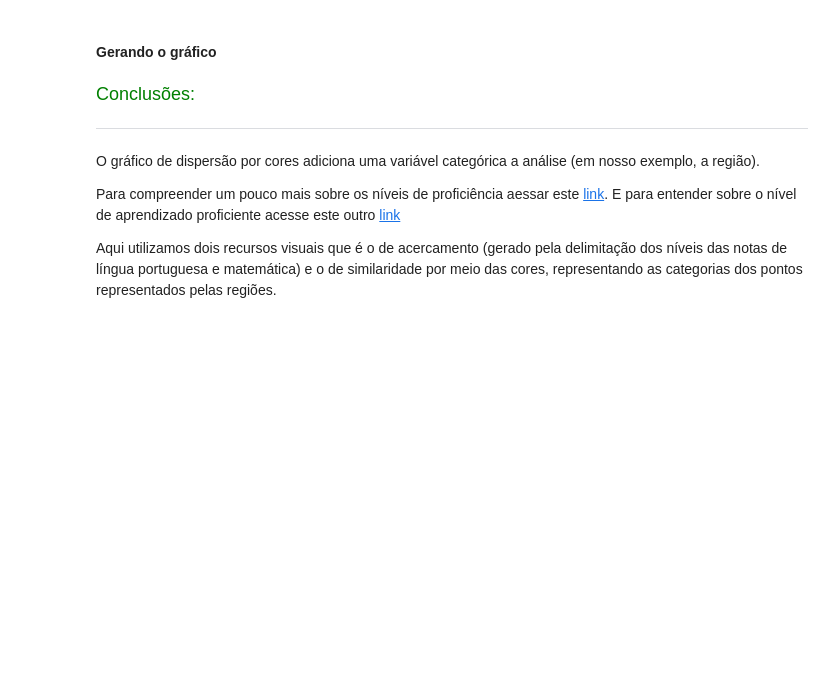
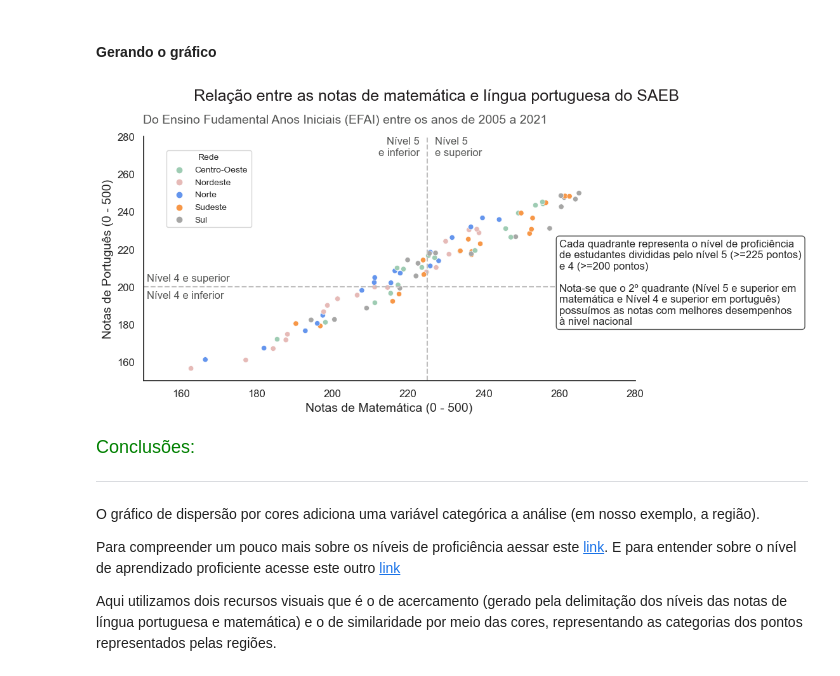
Before and after one commit to ledsouza/dataviz-graficos-composicao-relacionamento, a Jupyter notebook: Projeto.ipynb, the cells around one changed output. Drawn from its saved outputs; the diff is of its cells as text; code cells hidden in the pictures; blank space fills up the shorter version.

```diff
--- a/Projeto.ipynb
+++ b/Projeto.ipynb
@@ -1194,50 +1235,52 @@ ideb_efai.head()
 # %%
 ## Configurando o gráfico com parâmetros que potencializam a visualização dos dados
 
 # Importando as bibliotecas
 import matplotlib.pyplot as plt
 import seaborn as sns
 
 # Definindo as cores do gráfico
 cores = [VERDE3, VERMELHO2, AZUL3, LARANJA1, CINZA4]
 
 # Área do gráfico e tema da visualização
 fig, ax = plt.subplots(figsize=(10,5))
 sns.set_theme(style="white")
 
 # Gerando o gráfico de dispersão com cores como categorias
-...
+ax = sns.scatterplot(data = ideb_efai, x  = "nota_saeb_matematica", y="nota_saeb_lingua_portuguesa", hue = "regiao", palette = cores)
 
-# ## Personalizando o gráfico
-# plt.suptitle('Relação entre as notas de matemática e língua portuguesa do SAEB', size=18, color=CINZA1, ha = 'right', x = 0.97, y = 1.03)
-# plt.title('Do Ensino Fudamental Anos Iniciais (EFAI) entre os anos de 2005 a 2021', fontsize=14, color=CINZA3, pad = 15, loc = "left")
-# ax.legend(bbox_to_anchor=(155, 275), title='Rede', title_fontsize  = 10, fontsize = 10, loc='upper left', bbox_transform=ax.transData)
-# ax.set_xlabel('Notas de Matemática (0 - 500)',  fontsize = 14)
-# ax.set_ylabel('Notas de Português (0 - 500)', fontsize = 14)
-# ax.xaxis.set_tick_params(labelsize=12, color = CINZA2)
-# ax.set_xlim(150, 280)
-# ax.yaxis.set_tick_params(labelsize=12, color = CINZA2)
-# ax.set_ylim(150, 280)
-# sns.despine()
+## Personalizando o gráfico
+plt.suptitle('Relação entre as notas de matemática e língua portuguesa do SAEB', size=18, color=CINZA1, ha = 'right', x = 0.97, y = 1.03)
+plt.title('Do Ensino Fudamental Anos Iniciais (EFAI) entre os anos de 2005 a 2021', fontsize=14, color=CINZA3, pad = 15, loc = "left")
+ax.legend(bbox_to_anchor=(155, 275), title='Rede', title_fontsize  = 10, fontsize = 10, loc='upper left', bbox_transform=ax.transData)
+ax.set_xlabel('Notas de Matemática (0 - 500)',  fontsize = 14)
+ax.set_ylabel('Notas de Português (0 - 500)', fontsize = 14)
+ax.xaxis.set_tick_params(labelsize=12, color = CINZA2)
+ax.set_xlim(150, 280)
+ax.yaxis.set_tick_params(labelsize=12, color = CINZA2)
+ax.set_ylim(150, 280)
+sns.despine()
 
-# # Limites das notas em no eixo y (notas de português) - 200 pontos (proficiência)
-# ax.text(ax.get_xlim()[0] + 1, 202, 'Nível 4 e superior', fontsize=12, color = CINZA3, va = "bottom")
-# ax.text(ax.get_xlim()[0] + 1 , 198, 'Nível 4 e inferior', fontsize=12, color = CINZA3, va = "top")
-# plt.axhline(y = 200, color = CINZA5, linestyle='--')
+# Limites das notas em no eixo y (notas de português) - 200 pontos (proficiência)
+ax.text(ax.get_xlim()[0] + 1, 202, 'Nível 4 e superior', fontsize=12, color = CINZA3, va = "bottom")
+ax.text(ax.get_xlim()[0] + 1 , 198, 'Nível 4 e inferior', fontsize=12, color = CINZA3, va = "top")
+plt.axhline(y = 200, color = CINZA5, linestyle='--')
 
-# # Limites das notas em no eixo x (notas de matemática) - 225 pontos (proficiência)
-# ax.text(223, ax.get_ylim()[1] - 10, 'Nível 5\ne inferior', fontsize=12, color = CINZA3, ha="right")
-# ax.text(227, ax.get_ylim()[1] - 10, 'Nível 5\ne superior', fontsize=12, color = CINZA3, ha="left")
-# plt.axvline(x = 225, color = CINZA5, linestyle='--')
+# Limites das notas em no eixo x (notas de matemática) - 225 pontos (proficiência)
+ax.text(223, ax.get_ylim()[1] - 10, 'Nível 5\ne inferior', fontsize=12, color = CINZA3, ha="right")
+ax.text(227, ax.get_ylim()[1] - 10, 'Nível 5\ne superior', fontsize=12, color = CINZA3, ha="left")
+plt.axvline(x = 225, color = CINZA5, linestyle='--')
 
-# # Adicionando um texo explicando a divisão de quadrantes e o que significa
-# ax.annotate("Cada quadrante representa o nível de proficiência\nde estudantes divididas pelo nível 5 (>=225 pontos)\ne 4 (>=200 pontos)\n\n"
-#             "Nota-se que o 2º quadrante (Nível 5 e superior em \nmatemática e Nível 4 e superior em português)\n"
-#             "possuímos as notas com melhores desempenhos \nà nivel nacional", xy=(260, 180), xycoords='data',
-#             bbox=dict(boxstyle="round", fc=BRANCO, ec=CINZA3),
-#             xytext=(0, 0), textcoords='offset points')
+# Adicionando um texo explicando a divisão de quadrantes e o que significa
+ax.annotate("Cada quadrante representa o nível de proficiência\nde estudantes divididas pelo nível 5 (>=225 pontos)\ne 4 (>=200 pontos)\n\n"
+            "Nota-se que o 2º quadrante (Nível 5 e superior em \nmatemática e Nível 4 e superior em português)\n"
+            "possuímos as notas com melhores desempenhos \nà nivel nacional", xy=(260, 180), xycoords='data',
+            bbox=dict(boxstyle="round", fc=BRANCO, ec=CINZA3),
+            xytext=(0, 0), textcoords='offset points')
 
 plt.show()
+# %% [output]
+[figure, added]
 # %% [markdown]
 <font color=green size=4> Conclusões: </font>
 
```
Also changed, not shown: parts of 7 cells of this notebook.
